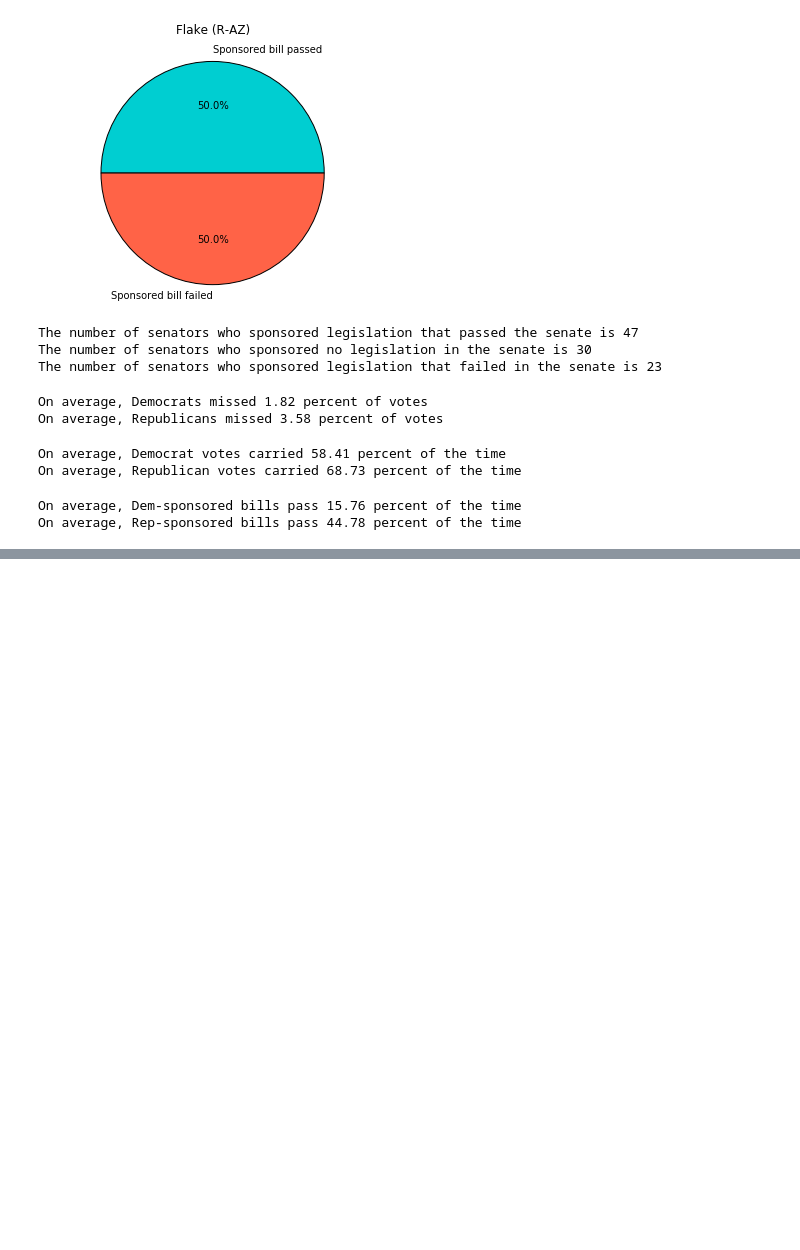
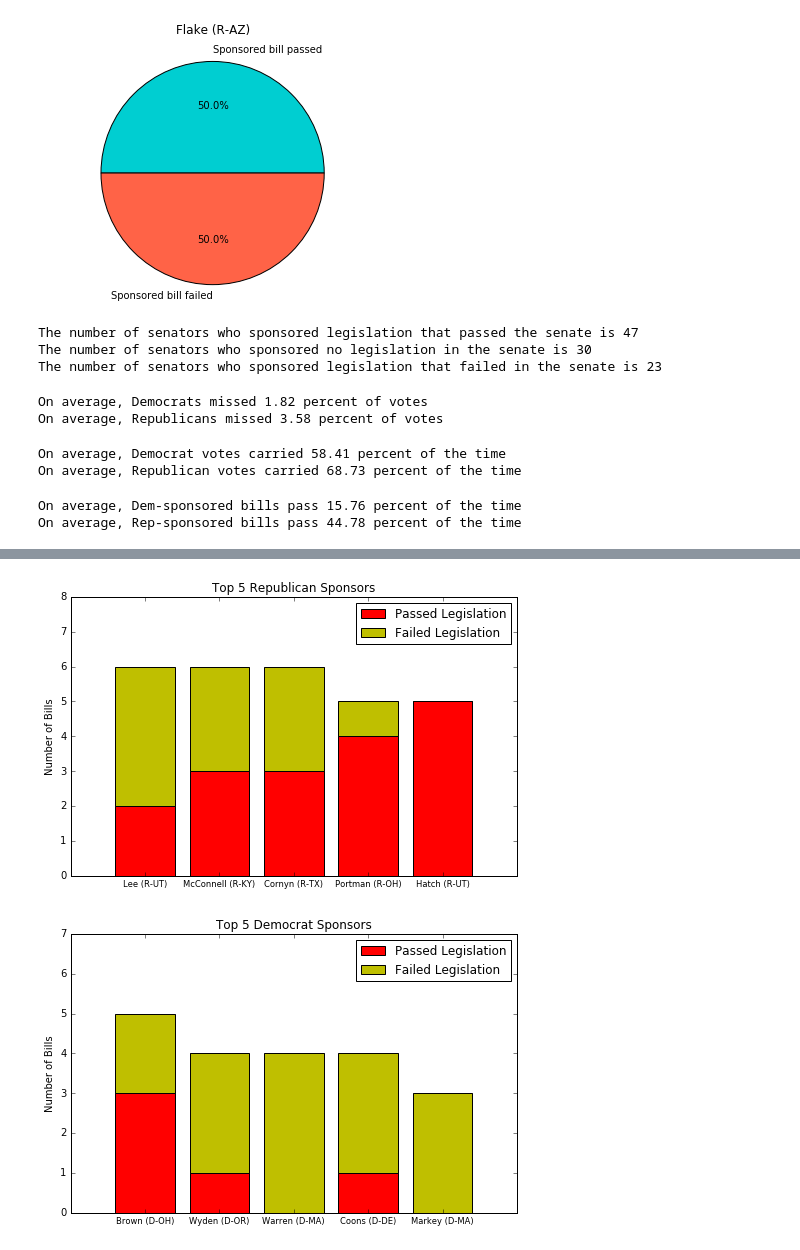
Before and after one commit to idgetto/DataScience16CTW, a Jupyter notebook: exploration/ZG_exploration.ipynb, the cells around one changed output, grey strips where cells are left out. Drawn from its saved outputs; the diff is of its cells as text; code cells hidden in the pictures; blank space fills up the shorter version.

```diff
--- a/exploration/ZG_exploration.ipynb
+++ b/exploration/ZG_exploration.ipynb
@@ -384,0 +355,46 @@ percent_missed_votes
+# %%
+sponsored_no = {}
+for sponsor in only_bills.sponsor:
+    if sponsor in sponsored_no:
+        sponsored_no[sponsor] += 1
+    else:
+        sponsored_no[sponsor] = 1
+
+sorted_sponsored_no = sorted(sponsored_no.items(), key=operator.itemgetter(1))[::-1]
+rep_sponsors = [sponsor for sponsor in sorted_sponsored_no if sponsor[0].split()[1][1] == 'R']
+dem_sponsors = [sponsor for sponsor in sorted_sponsored_no if sponsor[0].split()[1][1] == 'D']
+
+def top_sponsor_effectiveness(sponsor_list, title):
+    sen_list = [sponsor[0] for sponsor in sponsor_list[0:5]]
+    tot_bills = [sponsor[1] for sponsor in sponsor_list[0:5]]
+    successes = []
+    fails = []
+    for sponsor in sen_list:
+        success = 0
+        fail = 0
+        for result in only_bills[only_bills.sponsor == sponsor].voteResult:
+            if any(word in result for word in ['Agreed to', 'Passed']):
+                success += 1
+            elif any(word in result for word in ['Rejected', 'Failed']):
+                fail += 1
+        if success + fail != len(only_bills[only_bills.sponsor == sponsor]):
+            print "Aw man something is blazed"
+        else:
+            successes.append(success)
+            fails.append(fail)
+    fig = plt.figure(figsize=(8,5))
+    p1 = plt.bar(range(len(successes)), successes, align='center', color='r')
+    p2 = plt.bar(range(len(fails)), fails, align='center', color='y', bottom=successes)
+    plt.axis([-1, len(sen_list), 0, max(tot_bills)+2])
+    plt.xticks(range(len(sen_list)), sen_list, size='small')
+    plt.title(title)
+    plt.ylabel('Number of Bills')
+    plt.legend((p1[0], p2[0]), ('Passed Legislation', 'Failed Legislation'))
+    plt.show()
+    return
+
+top_sponsor_effectiveness(rep_sponsors, 'Top 5 Republican Sponsors')
+top_sponsor_effectiveness(dem_sponsors, 'Top 5 Democrat Sponsors')
+# %% [output]
+[figure, added]
+[figure, added]
```
Also changed, not shown: parts of 10 cells of this notebook, 1 other file.
